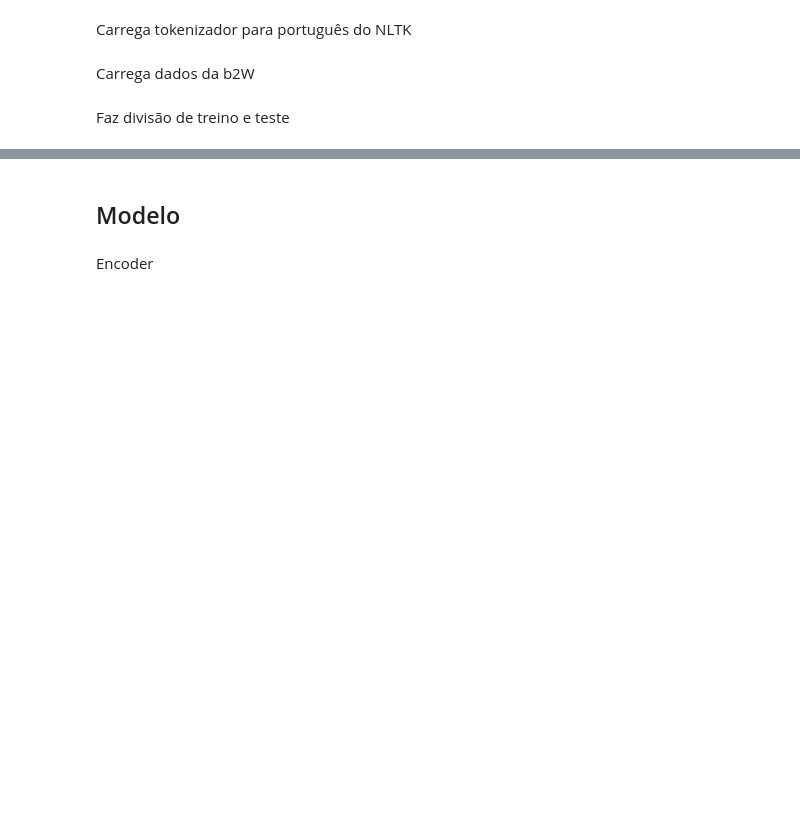
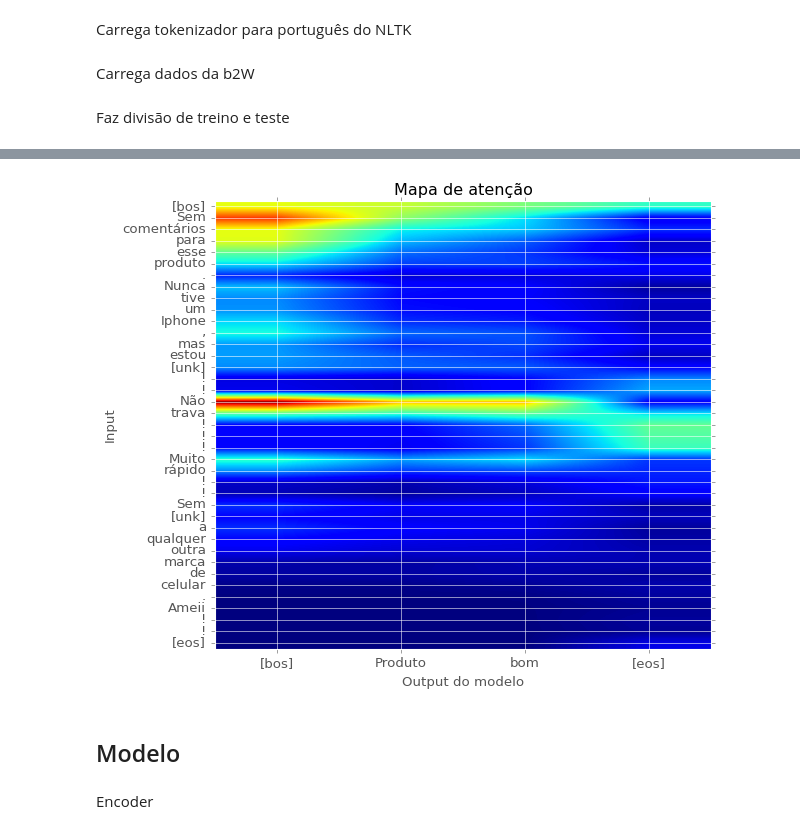
Before and after one commit to piero2c/BertTextGeneration, a Jupyter notebook: notebooks/LSTM-Bi.ipynb, the cells around one changed output, grey strips where cells are left out. Cells and saved outputs as stored; diff of their text form; code cells hidden in the pictures; blank space fills up the shorter version.

```diff
--- a/notebooks/LSTM-Bi.ipynb
+++ b/notebooks/LSTM-Bi.ipynb
@@ -77,0 +87,6 @@ text2idx.sequences_to_texts(tr_X_idx[0:1])
+# %%
+# Faz ajuste do modelo
+loss_hist = model.fit(x=[tr_reviews_idx[val_break:], tr_titles_idx[val_break:]],
+                      y=tr_titles_idx_next[val_break:],
+                      batch_size=512, epochs=30,
+                      callbacks=callbacks, validation_data=val_data)
@@ -77,0 +111,31 @@ text2idx.sequences_to_texts(tr_X_idx[0:1])
+# %%
+val_X_idx = val_data[0][0]
+val_y_idx = val_data[0][1]
+# %%
+def write_title(review_text_idx, return_also_idx=False):
+    global model, text2idx
+
+    start = ['<s>']
+    start_idx = [text2idx.word_index['<s>']]
+
+    for i in range(11):
+        out = model.predict([
+            np.array([review_text_idx]), pad_y(text2idx.texts_to_sequences([start]))
+        ])
+
+        next_token = text2idx.sequences_to_texts(
+            [[out.argmax(axis=-1)[0][i]]]
+        )[0]
+
+        start.append(next_token)
+        start_idx.append([out.argmax(axis=-1)[0][i]][0])
+
+        if next_token == '</s>':
+            break
+
+    if return_also_idx:
+        return start, np.array(start_idx)
+
+    return start
+# %%
+plt.style.use('ggplot')
@@ -78,3 +189,13 @@ text2idx.sequences_to_texts(tr_X_idx[0:1])
+# %%
+index = -2000
+predicted_title, predicted_title_idx = write_title(val_X_idx[index], return_also_idx=True)
+plot_attention_map(val_X_idx[index], predicted_title_idx)
+plt.xlabel('Output do modelo')
+plt.ylabel('Input')
+plt.title('Mapa de atenção')
+plt.savefig('../report/fig2.pgf')
+# %% [output]
+[figure, added]
 # %% [markdown]
 ## Modelo
 # %% [markdown]
```
Also changed, not shown: parts of 26 cells of this notebook, 13 other files.
